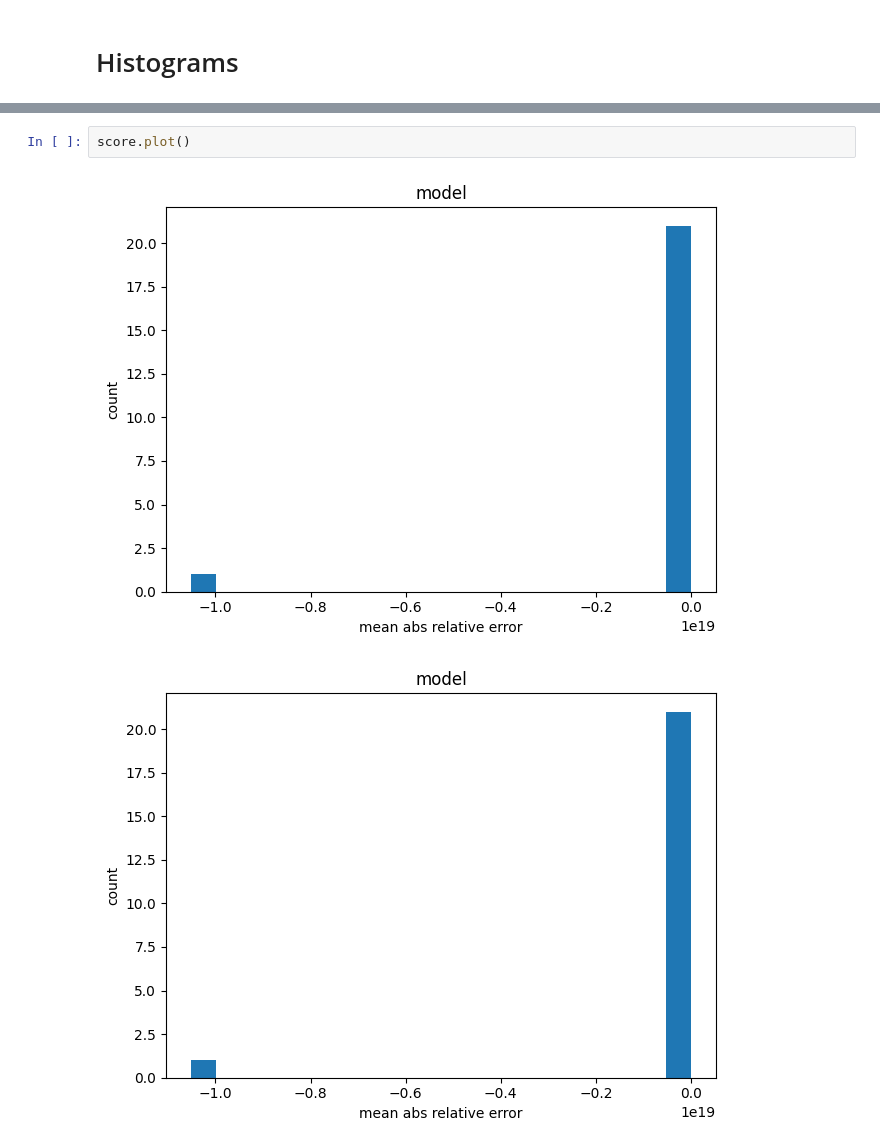
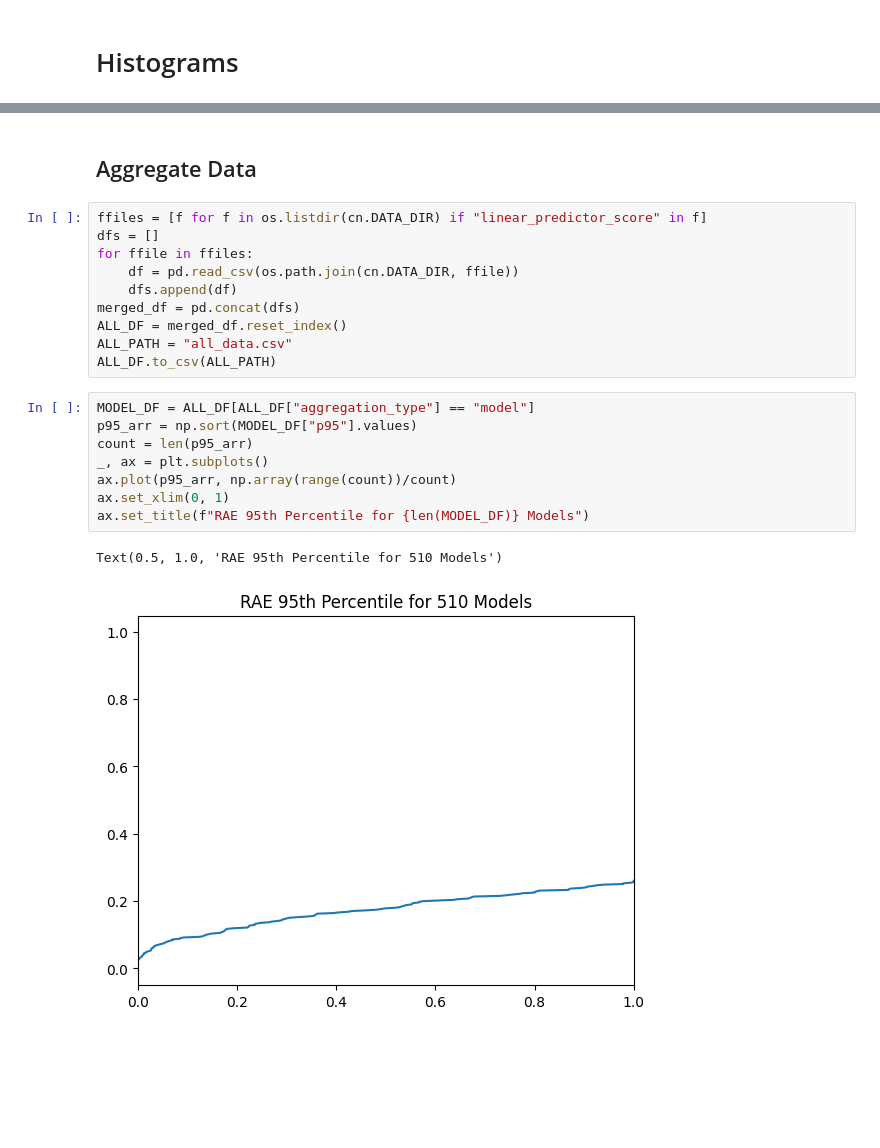
Before and after one commit to ModelEngineering/model_linearity_analysis, a Jupyter notebook: notebooks/score_analysis.ipynb, the cells around one changed output, grey strips where cells are left out. Cells and saved outputs as stored; diff of their text form; blank space fills up the shorter version.

```diff
--- a/notebooks/score_analysis.ipynb
+++ b/notebooks/score_analysis.ipynb
@@ -44,5 +27,23 @@ score.score_df
-# %%
-score.plot()
-# %% [output]
-[figure, removed]
-[figure, removed]
+# %% [markdown]
+## Aggregate Data
+# %%
+ffiles = [f for f in os.listdir(cn.DATA_DIR) if "linear_predictor_score" in f]
+dfs = []
+for ffile in ffiles:
+    df = pd.read_csv(os.path.join(cn.DATA_DIR, ffile))
+    dfs.append(df)
+merged_df = pd.concat(dfs)
+ALL_DF = merged_df.reset_index()
+ALL_PATH = "all_data.csv"
+ALL_DF.to_csv(ALL_PATH)
+# %%
+MODEL_DF = ALL_DF[ALL_DF["aggregation_type"] == "model"]
+p95_arr = np.sort(MODEL_DF["p95"].values)
+count = len(p95_arr)
+_, ax = plt.subplots()
+ax.plot(p95_arr, np.array(range(count))/count)
+ax.set_xlim(0, 1)
+ax.set_title(f"RAE 95th Percentile for {len(MODEL_DF)} Models")
+# %% [output]
+Text(0.5, 1.0, 'RAE 95th Percentile for 510 Models')
+[figure, added]
```
Also changed, not shown: parts of 6 cells of this notebook, 4 other files.
